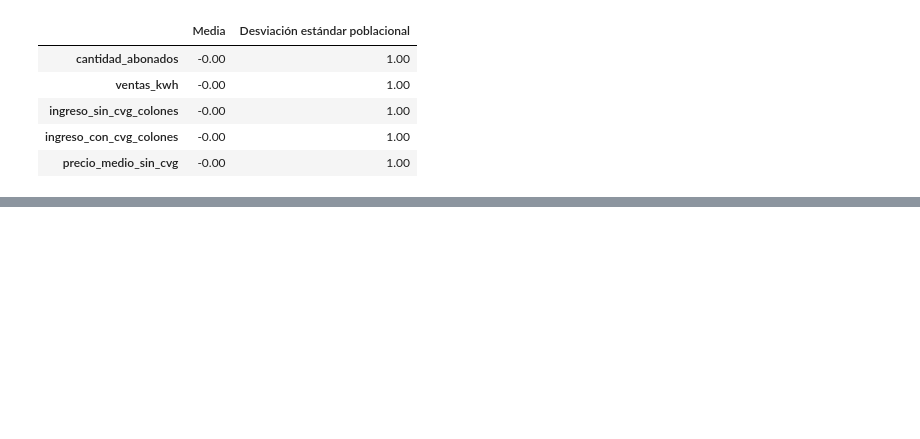
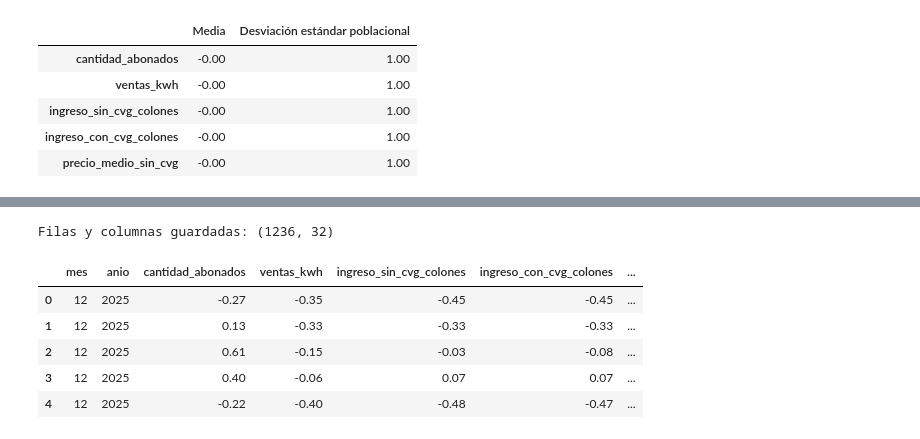
Before and after one commit to Sweetkriiz/Laboratorio4-main, a Jupyter notebook: lab4_IC2025.ipynb, the cells around one changed output, grey strips where cells are left out. Drawn from its saved outputs; the diff is of its cells as text; code cells hidden in the pictures; blank space fills up the shorter version.

```diff
--- a/lab4_IC2025.ipynb
+++ b/lab4_IC2025.ipynb
@@ -745,0 +817,14 @@ display(pd.DataFrame({
+# %%
+df.to_csv("data_process.csv", index=False)
+
+datos_guardados = pd.read_csv("data_process.csv")
+print("Filas y columnas guardadas:", datos_guardados.shape)
+datos_guardados.head()
+# %% [output]
+Filas y columnas guardadas: (1236, 32)
+|  | mes | anio | cantidad_abonados | ventas_kwh | ingreso_sin_cvg_colones | ingreso_con_cvg_colones | ... |
+| 0 | 12 | 2025 | -0.27 | -0.35 | -0.45 | -0.45 | ... |
+| 1 | 12 | 2025 | 0.13 | -0.33 | -0.33 | -0.33 | ... |
+| 2 | 12 | 2025 | 0.61 | -0.15 | -0.03 | -0.08 | ... |
+| 3 | 12 | 2025 | 0.40 | -0.06 | 0.07 | 0.07 | ... |
+| 4 | 12 | 2025 | -0.22 | -0.40 | -0.48 | -0.47 | ... |
```
Also changed, not shown: parts of 18 cells of this notebook, 1 other file.
